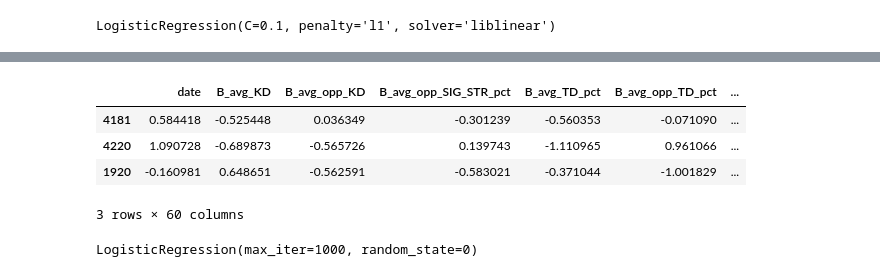
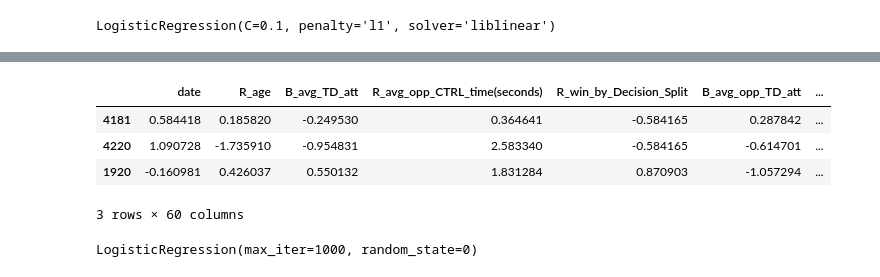
Before and after one commit to rhit-walkowae/ufcPredictionProject, a Jupyter notebook: LogisticRegressionBrainstorming.ipynb, the cells around one changed output, grey strips where cells are left out. Saved outputs shown, nothing was run; the diff lists cells and outputs as text; code cells hidden in the pictures.

```diff
--- a/LogisticRegressionBrainstorming.ipynb
+++ b/LogisticRegressionBrainstorming.ipynb
@@ -224,0 +201,8 @@ dtype: object
+# %%
+# storing coefficients and feature name in data frame
+coef_df = pd.DataFrame()
+coef_df['features'] = X_train.columns
+coef_df['coefficient'] = coef
+print(coef_df.shape)
+print(coef_df.iloc[0,1])
+coef_df.head()
@@ -224,0 +218,7 @@ dtype: object
+# %%
+# remove features with zero coefficients
+coef_df = coef_df[coef_df['coefficient'] != 0]
+coef_df = coef_df.sort_values(by=['coefficient'],ascending=False)
+
+print(coef_df.shape)
+coef_df.head()
@@ -225,14 +246,13 @@ dtype: object
 # %%
 # removing insifnificant features from X
-X_train_imp = X_train[imp_features]
-X_test_imp = X_test[imp_features]
-
+X_train_imp = X_train[coef_df.features]
+X_test_imp = X_test[coef_df.features]
 X_train_imp.head(3)
 # %% [output]
-|  | date | B_avg_KD | B_avg_opp_KD | B_avg_opp_SIG_STR_pct | B_avg_TD_pct | B_avg_opp_TD_pct | ... |
-| 4181 | 0.584418 | -0.525448 | 0.036349 | -0.301239 | -0.560353 | -0.071090 | ... |
-| 4220 | 1.090728 | -0.689873 | -0.565726 | 0.139743 | -1.110965 | 0.961066 | ... |
-| 1920 | -0.160981 | 0.648651 | -0.562591 | -0.583021 | -0.371044 | -1.001829 | ... |
+|  | date | R_age | B_avg_TD_att | R_avg_opp_CTRL_time(seconds) | R_win_by_Decision_Split | B_avg_opp_TD_att | ... |
+| 4181 | 0.584418 | 0.185820 | -0.249530 | 0.364641 | -0.584165 | 0.287842 | ... |
+| 4220 | 1.090728 | -1.735910 | -0.954831 | 2.583340 | -0.584165 | -0.614701 | ... |
+| 1920 | -0.160981 | 0.426037 | 0.550132 | 1.831284 | 0.870903 | -1.057294 | ... |
 3 rows × 60 columns
 # %%
 # Rerunning Logistic Regression with reduced feature set
```
Also changed, not shown: parts of 5 cells of this notebook, 1 other file.
